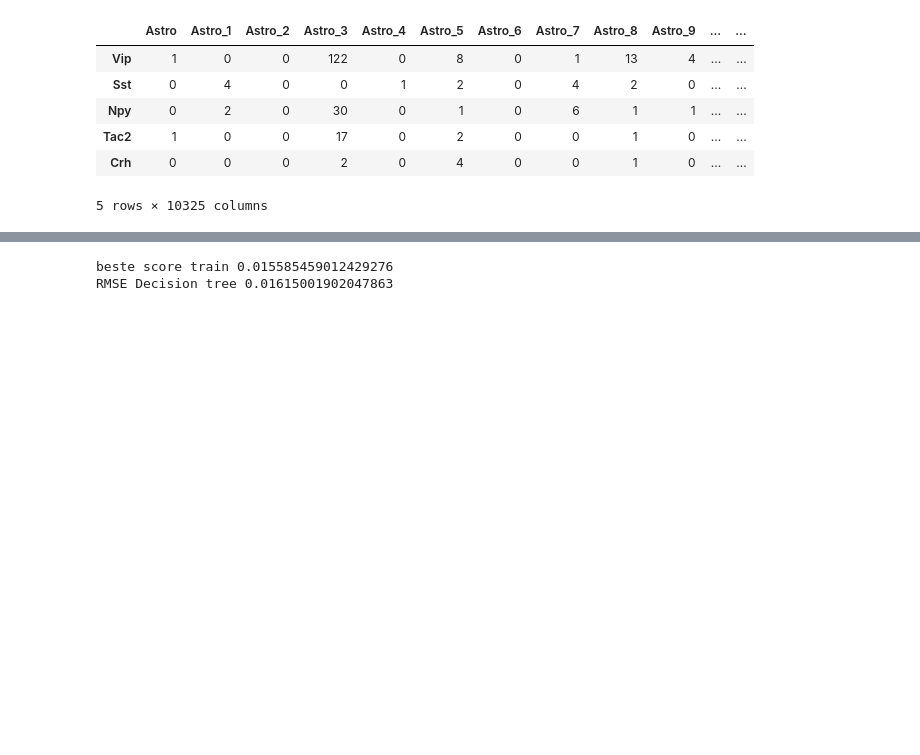
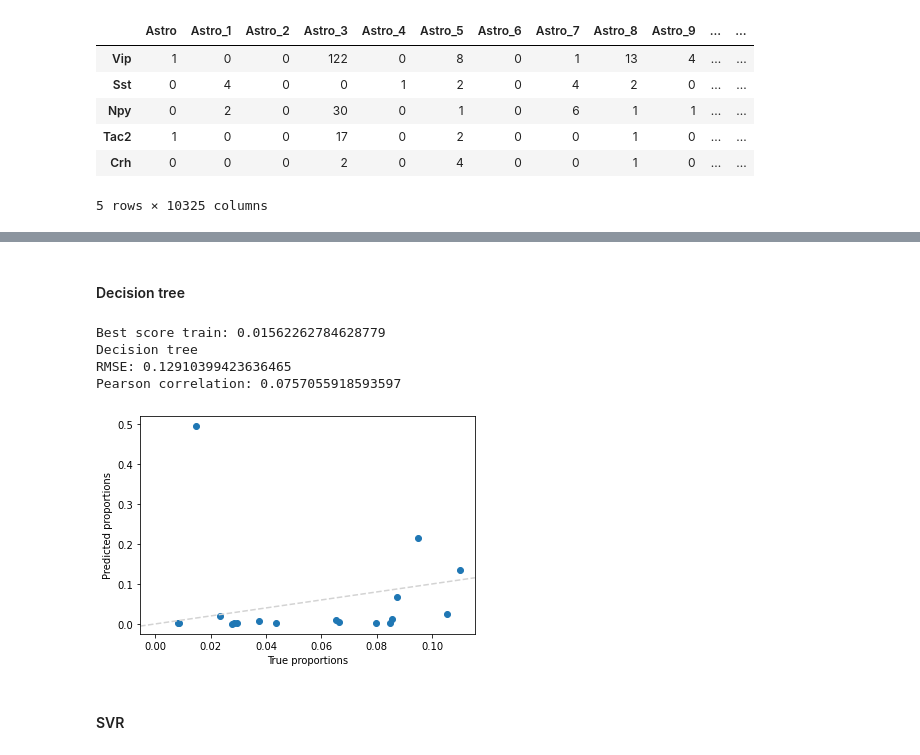
Before and after one commit to Latheuni/BigDataCourse, a Jupyter notebook: Project/Deconvolution.ipynb, the cells around one changed output, grey strips where cells are left out. Saved outputs shown, nothing was run; the diff lists cells and outputs as text; code cells hidden in the pictures; blank space fills up the shorter version.

```diff
--- a/Project/Deconvolution.ipynb
+++ b/Project/Deconvolution.ipynb
@@ -100,3 +144,5 @@ RMSE Bayesian ridge 40.594451086731866
+# %% [markdown]
+#### Decision tree
 # %%
 from sklearn import tree
 from sklearn.model_selection import ParameterGrid
@@ -122,37 +168,51 @@ metrics = np.zeros(len(list(param_grid)))
 j = 0
 for params in param_grid:
     clf = clf.set_params(**params)
     multiclf = MultiOutputRegressor(clf)
 
     multiclf.fit(X_train_mean, y_train.T)
 
     df = pd.DataFrame(multiclf.estimators_[0].feature_importances_).T
     for i in range(1, len(multiclf.estimators_)):
         df = pd.concat([df, pd.DataFrame(multiclf.estimators_[i].feature_importances_).T], axis=0)
 
     metrics[j] = (mean_squared_error(Beta_train,df))
     j += 1
 
 metrics = list(metrics)
 best_score_train = min(metrics)
-print('beste score train', best_score_train)
+print('Best score train:', best_score_train)
 
 index_best_params= metrics.index(best_score_train)
 Best_param = list(param_grid)[index_best_params]
 
 # Evaluate the best model
 clf.set_params(**Best_param)
 multiclf = MultiOutputRegressor(clf)
 multiclf.fit(X_val_mean, y_val.T)
 
 df = pd.DataFrame(multiclf.estimators_[0].feature_importances_).T
 for i in range(1, len(multiclf.estimators_)):
     df = pd.concat([df,pd.DataFrame(multiclf.estimators_[i].feature_importances_).T], axis=0)
 
-print('RMSE Decision tree',  mean_squared_error(Beta_val,df))
+# 'Normalize' predictions so they sum up to 1, set negative values to zero
+pred_tree = df.T/np.sum(df.T)
+pred_tree[pred_tree < 0] = 0
+
+print('Decision tree')
+print('RMSE:', sqrt(mean_squared_error(Beta_val,pred_tree.T)))
+print('Pearson correlation:', np.mean([pearsonr(Beta_val.iloc[i], pred_tree.T.iloc[i])[0] for i in range(25)]))
+
+# Plot predictions
+plot_one_sample(Beta_val.iloc[10], pred_tree.T.iloc[10])
 # %% [output]
-beste score train 0.015585459012429276
-RMSE Decision tree 0.01615001902047863
+Best score train: 0.01562262784628779
+Decision tree
+RMSE: 0.12910399423636465
+Pearson correlation: 0.0757055918593597
+[figure, added]
+# %% [markdown]
+#### SVR
 # %%
 from sklearn.svm import SVR
 from sklearn.multioutput import MultiOutputRegressor
```
Also changed, not shown: parts of 18 cells of this notebook.
